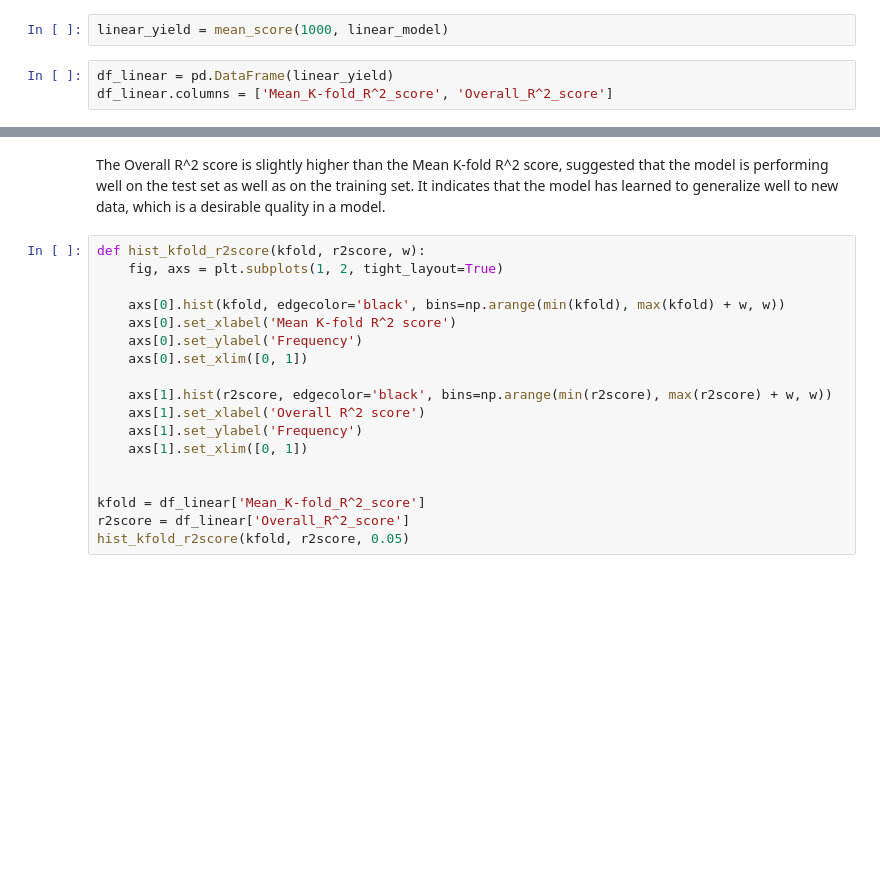
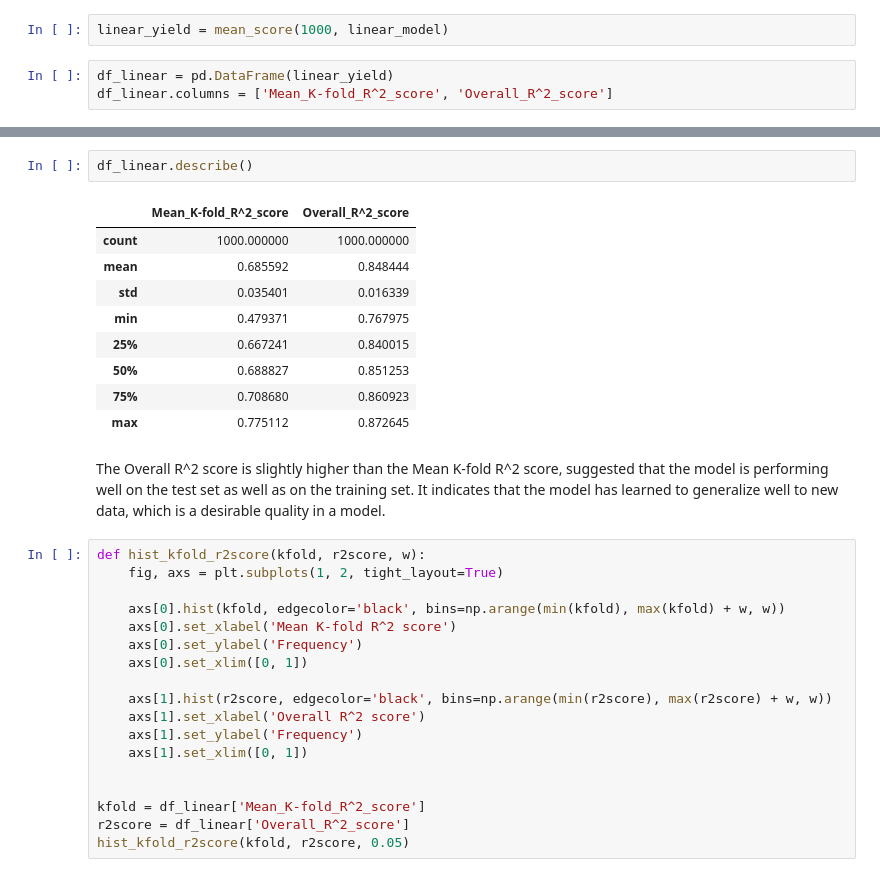
Before and after one commit to Comrade26/first_model_test, a Jupyter notebook: test.ipynb, the cells around one changed output, grey strips where cells are left out. Drawn from its saved outputs; the diff is of its cells as text; blank space fills up the shorter version.

```diff
--- a/test.ipynb
+++ b/test.ipynb
@@ -89,3 +89,15 @@ df_linear.head()
+# %%
+df_linear.describe()
+# %% [output]
+|  | Mean_K-fold_R^2_score | Overall_R^2_score |
+| count | 1000.000000 | 1000.000000 |
+| mean | 0.685592 | 0.848444 |
+| std | 0.035401 | 0.016339 |
+| min | 0.479371 | 0.767975 |
+| 25% | 0.667241 | 0.840015 |
+| 50% | 0.688827 | 0.851253 |
+| 75% | 0.708680 | 0.860923 |
+| max | 0.775112 | 0.872645 |
 # %% [markdown]
 The Overall R^2 score is slightly higher than the Mean K-fold R^2 score, suggested that the model is performing well on the test set as well as on the training set. It indicates that the model has learned to generalize well to new data, which is a desirable quality in a model.
 # %%
```
Also changed, not shown: parts of 8 cells of this notebook.
